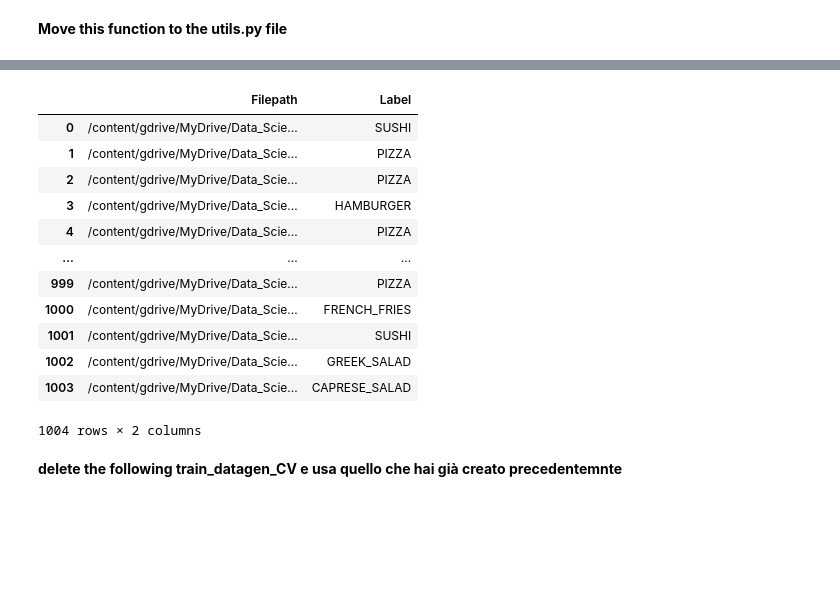
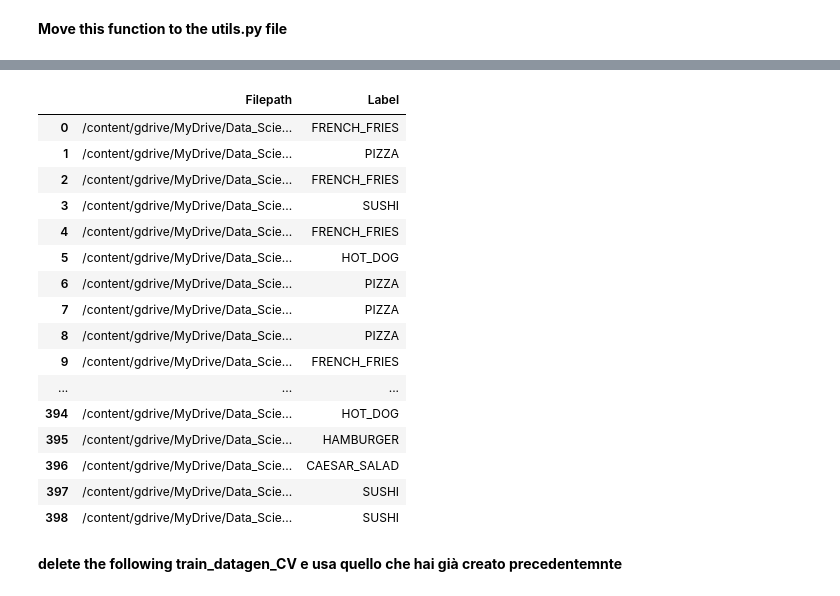
Before and after one commit to alessandro-maccario/DeepLearning-FoodRecognition, a Jupyter notebook: 1_FoDL_Food_Image_Classification_Model_Training.ipynb, the cells around one changed output, grey strips where cells are left out. Cells and saved outputs as stored; diff of their text form; code cells hidden in the pictures; blank space fills up the shorter version.

```diff
--- a/1_FoDL_Food_Image_Classification_Model_Training.ipynb
+++ b/1_FoDL_Food_Image_Classification_Model_Training.ipynb
@@ -883,5 +887,4 @@ hamburger_df     = generate_df(hamburger_dir,     label="HAMBURGER")
 hot_dog_df       = generate_df(hot_dog_dir,       label="HOT_DOG")
 pizza_df         = generate_df(pizza_dir,         label="PIZZA")
 sashimi_df       = generate_df(sashimi_dir,       label="SASHIMI")
-caesar_salad_df  = generate_df(caesar_salad_dir,  label="CAESAR_SALAD")
 sushi_df         = generate_df(sushi_dir,         label="SUSHI")
@@ -894,7 +899,6 @@ all_df = pd.concat([caesar_salad_df,
                     hot_dog_df,
                     pizza_df,
                     sashimi_df,
-                    caesar_salad_df,
                     sushi_df],
                    axis=0).sample(frac=1.0, random_state=SEED_VALUE).reset_index(drop=True)
                    # sample and shuffle at the same time and reset index to have the correct values.
@@ -905,16 +910,20 @@ all_df
 |  | Filepath | Label |
-| 0 | /content/gdrive/MyDrive/Data_Scie... | SUSHI |
+| 0 | /content/gdrive/MyDrive/Data_Scie... | FRENCH_FRIES |
 | 1 | /content/gdrive/MyDrive/Data_Scie... | PIZZA |
-| 2 | /content/gdrive/MyDrive/Data_Scie... | PIZZA |
-| 3 | /content/gdrive/MyDrive/Data_Scie... | HAMBURGER |
-| 4 | /content/gdrive/MyDrive/Data_Scie... | PIZZA |
+| 2 | /content/gdrive/MyDrive/Data_Scie... | FRENCH_FRIES |
+| 3 | /content/gdrive/MyDrive/Data_Scie... | SUSHI |
+| 4 | /content/gdrive/MyDrive/Data_Scie... | FRENCH_FRIES |
+| 5 | /content/gdrive/MyDrive/Data_Scie... | HOT_DOG |
+| 6 | /content/gdrive/MyDrive/Data_Scie... | PIZZA |
+| 7 | /content/gdrive/MyDrive/Data_Scie... | PIZZA |
+| 8 | /content/gdrive/MyDrive/Data_Scie... | PIZZA |
+| 9 | /content/gdrive/MyDrive/Data_Scie... | FRENCH_FRIES |
 | ... | ... | ... |
-| 999 | /content/gdrive/MyDrive/Data_Scie... | PIZZA |
-| 1000 | /content/gdrive/MyDrive/Data_Scie... | FRENCH_FRIES |
-| 1001 | /content/gdrive/MyDrive/Data_Scie... | SUSHI |
-| 1002 | /content/gdrive/MyDrive/Data_Scie... | GREEK_SALAD |
-| 1003 | /content/gdrive/MyDrive/Data_Scie... | CAPRESE_SALAD |
+| 394 | /content/gdrive/MyDrive/Data_Scie... | HOT_DOG |
+| 395 | /content/gdrive/MyDrive/Data_Scie... | HAMBURGER |
+| 396 | /content/gdrive/MyDrive/Data_Scie... | CAESAR_SALAD |
+| 397 | /content/gdrive/MyDrive/Data_Scie... | SUSHI |
+| 398 | /content/gdrive/MyDrive/Data_Scie... | SUSHI |
-1004 rows × 2 columns
 # %%
 Y_kfold = all_df[['Label']]
 
```
Also changed, not shown: parts of 20 cells of this notebook, 1 other file.
